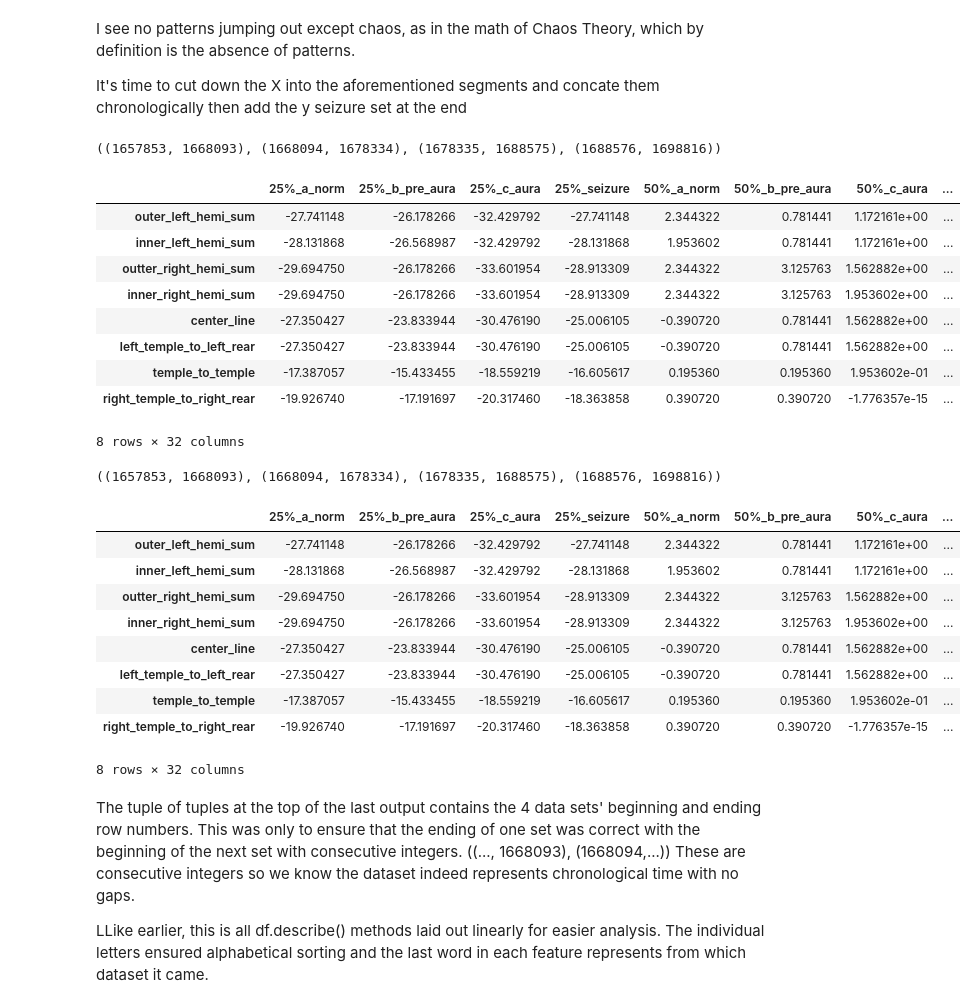
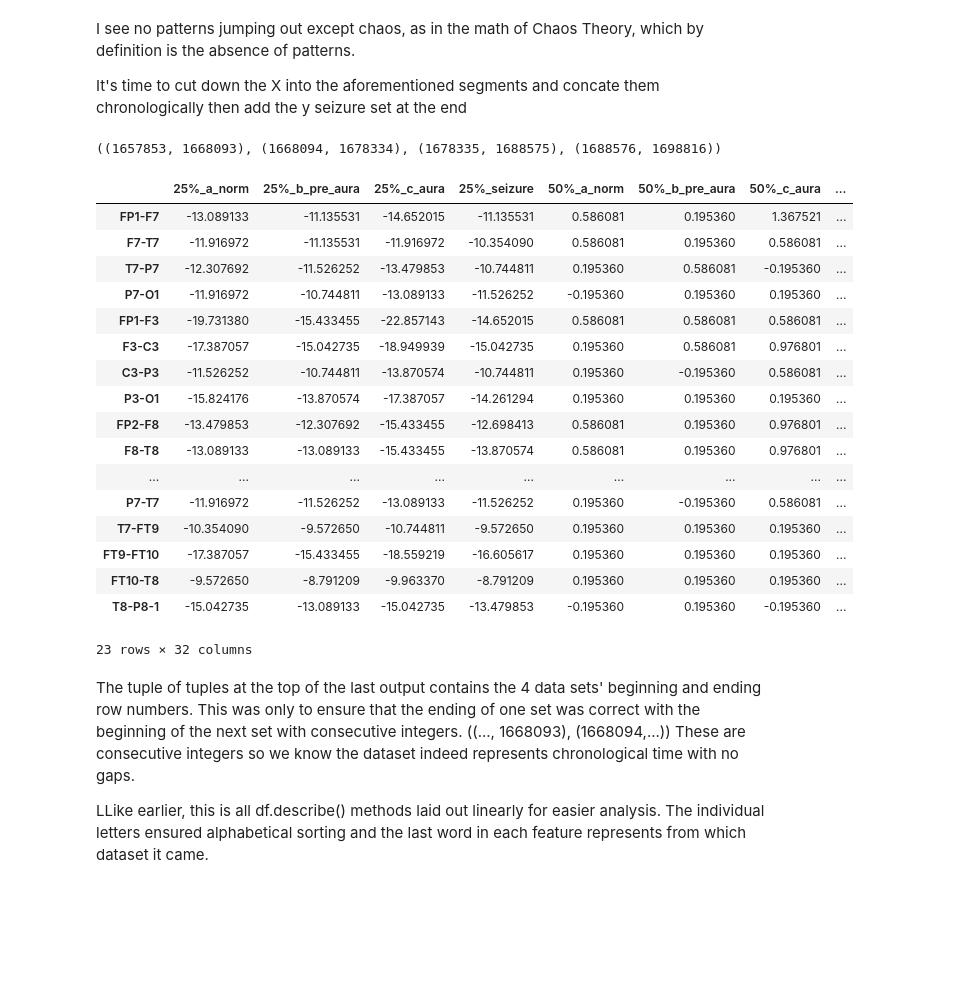
Before and after one commit to eipiisneg1/seizure_prediction_model, a Jupyter notebook: patient_1_02_EDA_step.ipynb, the cells around one changed output. Saved outputs shown, nothing was run; the diff lists cells and outputs as text; code cells hidden in the pictures; blank space fills up the shorter version.

```diff
--- a/patient_1_02_EDA_step.ipynb
+++ b/patient_1_02_EDA_step.ipynb
@@ -90,6 +111,7 @@ added_columns = ['seizure = 1','outer_left_hemi_sum','inner_left_hemi_sum','outt
 				 'inner_right_hemi_sum','center_line','left_temple_to_left_rear','temple_to_temple',
 				 'right_temple_to_right_rear']
 
+program_functions = ['compare_describe_methods(dfx,dfy)', ' sns_line(data,x,y', 'equally_sized_data_sets_leading_to_seizure(X: str, y: str, patient: str)', 'compare_describes(**kwargs)', 'distribution_plot(data=None, kind="hist")']
 
 def load_pandas_data(filename):
 	""" converts raw data from an .edf file to a dataframe"""
@@ -232,7 +254,7 @@ def compare_describe_methods(dfx,dfy):
 	return trains_compared.sort_index(axis=1)
 
 
-def sns_line(data,x,y,fit_reg=True,n_boot=2000,seed=911,logx=True,truncate=True):
+def sns_line(data,x,y,fit_reg=True,n_boot=2000,seed=911,logx=False,truncate=True):
 	return sns.regplot(data=data,x=x,y=y,fit_reg=fit_reg,n_boot=n_boot,seed=seed,logx=logx,truncate=truncate)
 
 
@@ -279,6 +301,10 @@ def compare_describes(**kwargs):
 	sets_compared.columns = ['cnt_a_norm', 'mean_a_norm', 'std_a_norm', 'min_a_norm', '25%_a_norm', '50%_a_norm', '75%_a_norm', 'max_a_norm', 'count_b_pre_aura', 'mean_b_pre_aura', 'std_b_pre_aura', 'min_b_pre_aura', '25%_b_pre_aura', '50%_b_pre_aura', '75%_b_pre_aura', 'max_b_pre_aura', 'count_c_aura', 'mean_c_aura', 'std_c_aura', 'min_c_aura', '25%_c_aura', '50%_c_aura', '75%_c_aura', 'max_c_aura', 'count_seizure', 'mean_seizure', 'std_seizure', 'min_seizure', '25%_seizure', '50%_seizure', '75%_seizure', 'max_seizure']
 
 	return sets_compared.sort_index(axis=1)
+
+
+def distribution_plot(data=None, kind='hist', legend =True):
+	return sns.displot(data=data, kind=kind, legend = legend)
 # %%
 # identify the raw .edf files
 
@@ -554,45 +525,42 @@ I see no patterns jumping out except chaos, as in the math of Chaos Theory, whic
 
 It's time to cut down the X into the aforementioned segments and concate them chronologically then add the y seizure set at the end
 # %%
-patient_1_equal_data_sets_no_added_columns = equally_sized_data_sets_leading_to_seizure(
+ patient_1_equal_data_sets_no_added_columns = equally_sized_data_sets_leading_to_seizure(
 		X=master_data_patient_dict['Patient 1 initial set']['X no added columns'],
 		y=master_data_patient_dict['Patient 1 initial set']['y no added column'],
 		patient='Patient_1_equally_sized_data_set')
 
 norm = patient_1_equal_data_sets_no_added_columns['X_set_normal']
 pre = patient_1_equal_data_sets_no_added_columns['X_set_pre_aura']
 aura = patient_1_equal_data_sets_no_added_columns['X_set_aura']
 seizure = patient_1_equal_data_sets_no_added_columns['y_set_seizure']
 
 patient_1_equal_data_sets_no_added_columns = compare_describes(
 		X_norm=norm,
 		X_pre_aura=pre,
 		X_aura=aura,
 		y_set_seizure=seizure)
-patient_1_equal_data_summary_sets
+patient_1_equal_data_sets_no_added_columns
 # %% [output]
 ((1657853, 1668093), (1668094, 1678334), (1678335, 1688575), (1688576, 1698816))
 |  | 25%_a_norm | 25%_b_pre_aura | 25%_c_aura | 25%_seizure | 50%_a_norm | 50%_b_pre_aura | 50%_c_aura | ... |
-| outer_left_hemi_sum | -27.741148 | -26.178266 | -32.429792 | -27.741148 | 2.344322 | 0.781441 | 1.172161e+00 | ... |
-| inner_left_hemi_sum | -28.131868 | -26.568987 | -32.429792 | -28.131868 | 1.953602 | 0.781441 | 1.172161e+00 | ... |
-| outter_right_hemi_sum | -29.694750 | -26.178266 | -33.601954 | -28.913309 | 2.344322 | 3.125763 | 1.562882e+00 | ... |
-| inner_right_hemi_sum | -29.694750 | -26.178266 | -33.601954 | -28.913309 | 2.344322 | 3.125763 | 1.953602e+00 | ... |
-| center_line | -27.350427 | -23.833944 | -30.476190 | -25.006105 | -0.390720 | 0.781441 | 1.562882e+00 | ... |
-| left_temple_to_left_rear | -27.350427 | -23.833944 | -30.476190 | -25.006105 | -0.390720 | 0.781441 | 1.562882e+00 | ... |
-| temple_to_temple | -17.387057 | -15.433455 | -18.559219 | -16.605617 | 0.195360 | 0.195360 | 1.953602e-01 | ... |
-| right_temple_to_right_rear | -19.926740 | -17.191697 | -20.317460 | -18.363858 | 0.390720 | 0.390720 | -1.776357e-15 | ... |
+| FP1-F7 | -13.089133 | -11.135531 | -14.652015 | -11.135531 | 0.586081 | 0.195360 | 1.367521 | ... |
+| F7-T7 | -11.916972 | -11.135531 | -11.916972 | -10.354090 | 0.586081 | 0.195360 | 0.586081 | ... |
+| T7-P7 | -12.307692 | -11.526252 | -13.479853 | -10.744811 | 0.195360 | 0.586081 | -0.195360 | ... |
+| P7-O1 | -11.916972 | -10.744811 | -13.089133 | -11.526252 | -0.195360 | 0.195360 | 0.195360 | ... |
+| FP1-F3 | -19.731380 | -15.433455 | -22.857143 | -14.652015 | 0.586081 | 0.586081 | 0.586081 | ... |
+| F3-C3 | -17.387057 | -15.042735 | -18.949939 | -15.042735 | 0.195360 | 0.586081 | 0.976801 | ... |
+| C3-P3 | -11.526252 | -10.744811 | -13.870574 | -10.744811 | 0.195360 | -0.195360 | 0.586081 | ... |
+| P3-O1 | -15.824176 | -13.870574 | -17.387057 | -14.261294 | 0.195360 | 0.195360 | 0.195360 | ... |
+| FP2-F8 | -13.479853 | -12.307692 | -15.433455 | -12.698413 | 0.586081 | 0.195360 | 0.976801 | ... |
+| F8-T8 | -13.089133 | -13.089133 | -15.433455 | -13.870574 | 0.586081 | 0.195360 | 0.976801 | ... |
+| ... | ... | ... | ... | ... | ... | ... | ... | ... |
+| P7-T7 | -11.916972 | -11.526252 | -13.089133 | -11.526252 | 0.195360 | -0.195360 | 0.586081 | ... |
+| T7-FT9 | -10.354090 | -9.572650 | -10.744811 | -9.572650 | 0.195360 | 0.195360 | 0.195360 | ... |
+| FT9-FT10 | -17.387057 | -15.433455 | -18.559219 | -16.605617 | 0.195360 | 0.195360 | 0.195360 | ... |
+| FT10-T8 | -9.572650 | -8.791209 | -9.963370 | -8.791209 | 0.195360 | 0.195360 | 0.195360 | ... |
+| T8-P8-1 | -15.042735 | -13.089133 | -15.042735 | -13.479853 | -0.195360 | 0.195360 | -0.195360 | ... |
-8 rows × 32 columns
+23 rows × 32 columns
-((1657853, 1668093), (1668094, 1678334), (1678335, 1688575), (1688576, 1698816))
-|  | 25%_a_norm | 25%_b_pre_aura | 25%_c_aura | 25%_seizure | 50%_a_norm | 50%_b_pre_aura | 50%_c_aura | ... |
-| outer_left_hemi_sum | -27.741148 | -26.178266 | -32.429792 | -27.741148 | 2.344322 | 0.781441 | 1.172161e+00 | ... |
-| inner_left_hemi_sum | -28.131868 | -26.568987 | -32.429792 | -28.131868 | 1.953602 | 0.781441 | 1.172161e+00 | ... |
-| outter_right_hemi_sum | -29.694750 | -26.178266 | -33.601954 | -28.913309 | 2.344322 | 3.125763 | 1.562882e+00 | ... |
-| inner_right_hemi_sum | -29.694750 | -26.178266 | -33.601954 | -28.913309 | 2.344322 | 3.125763 | 1.953602e+00 | ... |
-| center_line | -27.350427 | -23.833944 | -30.476190 | -25.006105 | -0.390720 | 0.781441 | 1.562882e+00 | ... |
-| left_temple_to_left_rear | -27.350427 | -23.833944 | -30.476190 | -25.006105 | -0.390720 | 0.781441 | 1.562882e+00 | ... |
-| temple_to_temple | -17.387057 | -15.433455 | -18.559219 | -16.605617 | 0.195360 | 0.195360 | 1.953602e-01 | ... |
-| right_temple_to_right_rear | -19.926740 | -17.191697 | -20.317460 | -18.363858 | 0.390720 | 0.390720 | -1.776357e-15 | ... |
-8 rows × 32 columns
 # %% [markdown]
 The tuple of tuples at the top of the last output contains the 4 data sets' beginning and ending row numbers. This was only to ensure that the ending of one set was correct with the beginning of the next set with consecutive integers. ((..., 1668093), (1668094,...)) These are consecutive integers so we know the dataset indeed represents chronological time with no gaps.
 
```
Also changed, not shown: parts of 47 cells of this notebook.
